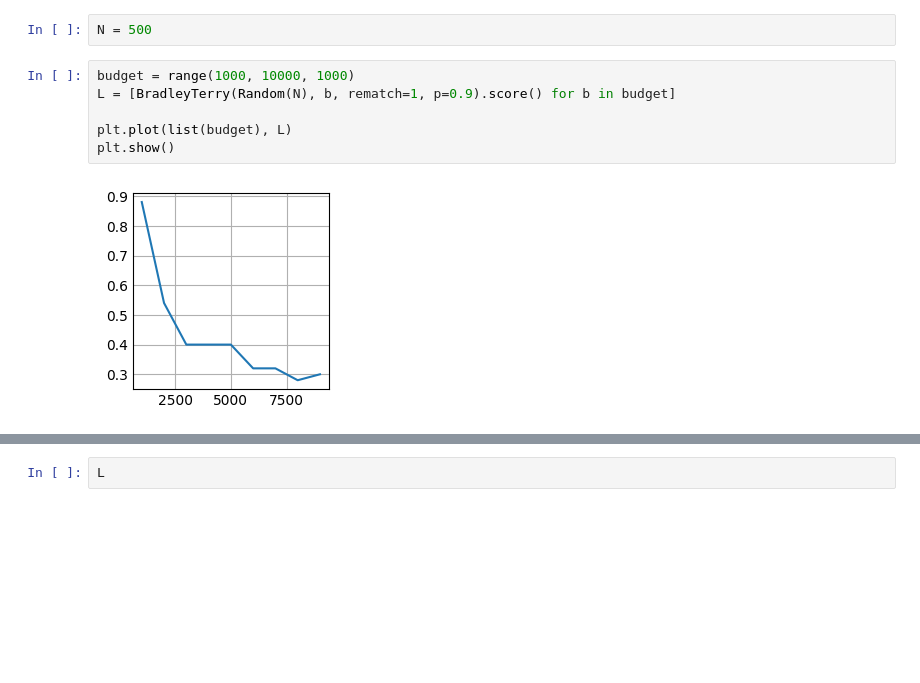
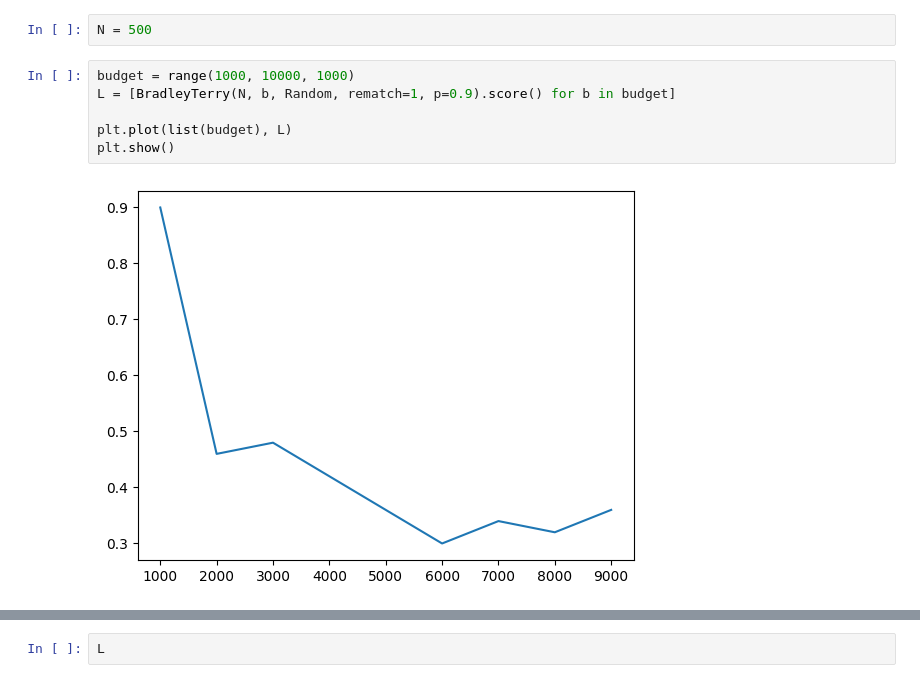
Before and after one commit to fcrozatier/voting-systems-benchmark, a Jupyter notebook: src/bradley_terry/bradley_terry.ipynb, the cells around one changed output, grey strips where cells are left out. Saved outputs shown, nothing was run; the diff lists cells and outputs as text; blank space fills up the shorter version.

```diff
--- a/src/bradley_terry/bradley_terry.ipynb
+++ b/src/bradley_terry/bradley_terry.ipynb
@@ -13,11 +13,11 @@ from src.pairings import *
 N = 500
 # %%
 budget = range(1000, 10000, 1000)
-L = [BradleyTerry(Random(N), b, rematch=1, p=0.9).score() for b in budget]
+L = [BradleyTerry(N, b, Random, rematch=1, p=0.9).score() for b in budget]
 
 plt.plot(list(budget), L)
 plt.show()
 # %% [output]
-[figure, old version]
+[figure, new version]
 # %%
 budget = range(1000, 10000, 1000)
```
Also changed, not shown: parts of 5 cells of this notebook.
